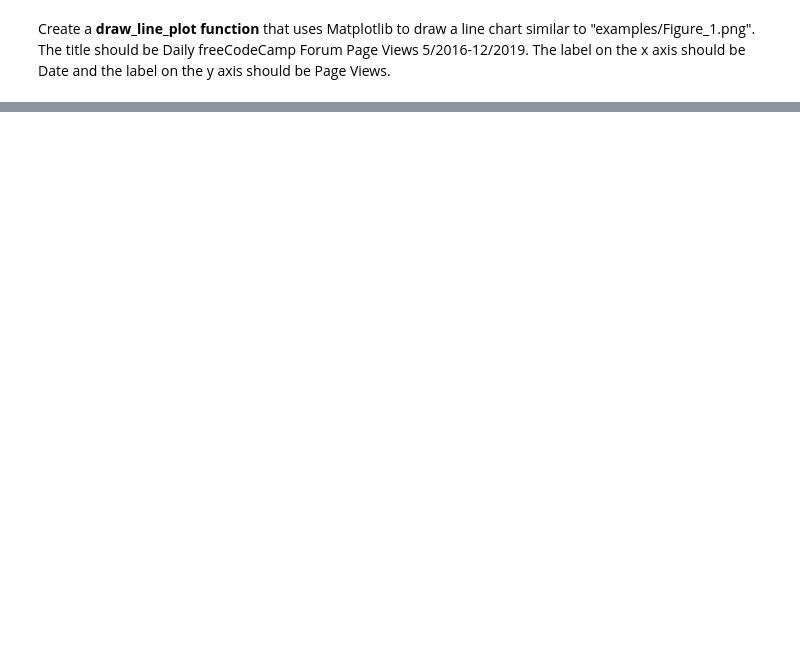
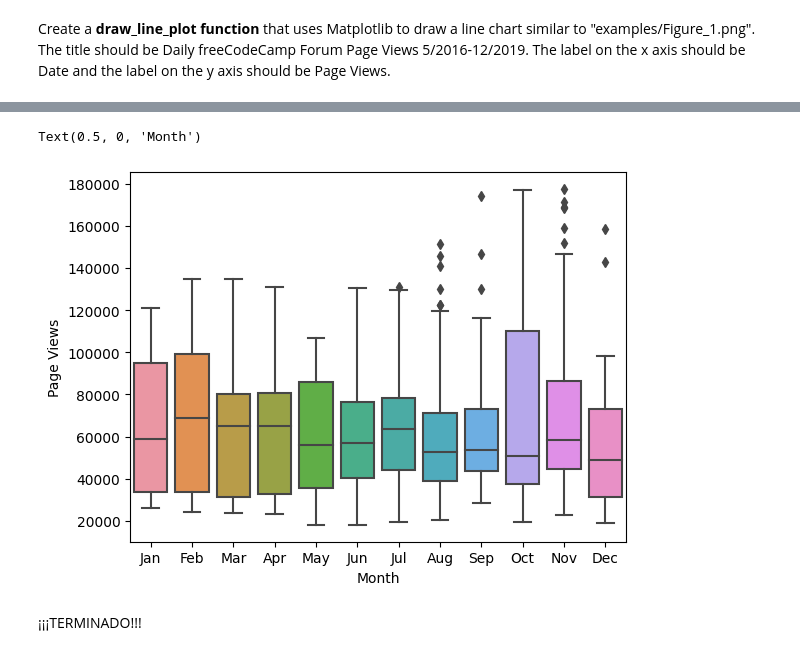
Before and after one commit to Adrieto/DataScience, a Jupyter notebook: FCC Projects - Data Analysis With Python/Page Views.ipynb, the cells around one changed output, grey strips where cells are left out. Cells and saved outputs as stored; diff of their text form; code cells hidden in the pictures; blank space fills up the shorter version.

```diff
--- a/FCC Projects - Data Analysis With Python/Page Views.ipynb
+++ b/FCC Projects - Data Analysis With Python/Page Views.ipynb
@@ -106,0 +127,12 @@ Create a **draw_box_plot function** that uses Seaborn to draw two adjacent box p
+# %%
+fig1, ax1 = plt.subplots()
+ax1 = sns.boxplot(y="value", x="month", data=df2, orient="v")
+plot_legends = ['Jan', 'Feb', 'Mar', 'Apr', 'May', 'Jun', 'Jul', 'Aug', 'Sep', 'Oct', 'Nov', 'Dec']
+ax1.set_xticklabels(plot_legends)
+ax1.set_ylabel("Page Views")
+ax1.set_xlabel("Month")
+# %% [output]
+Text(0.5, 0, 'Month')
+[figure, added]
+# %% [markdown]
+¡¡¡TERMINADO!!!
```
Also changed, not shown: parts of 7 cells of this notebook, 6 other files.
